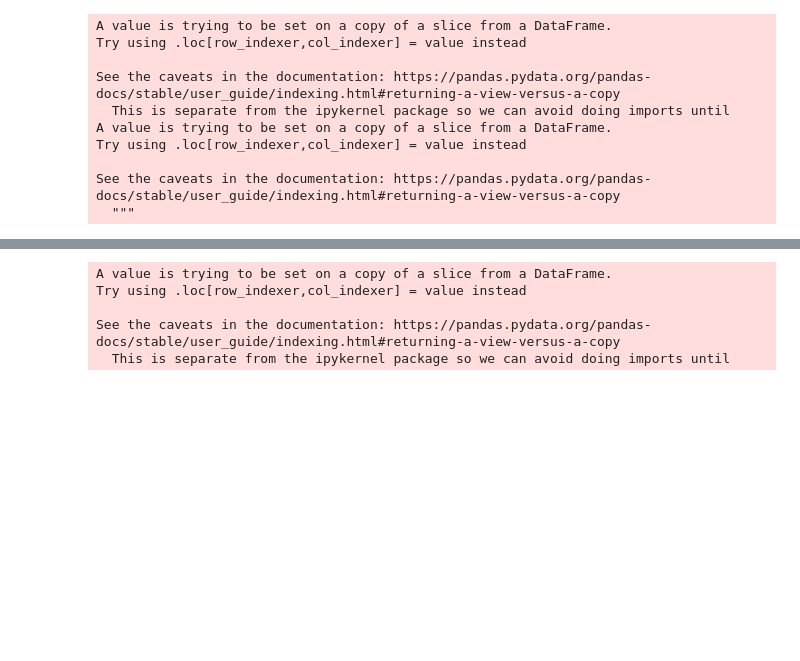
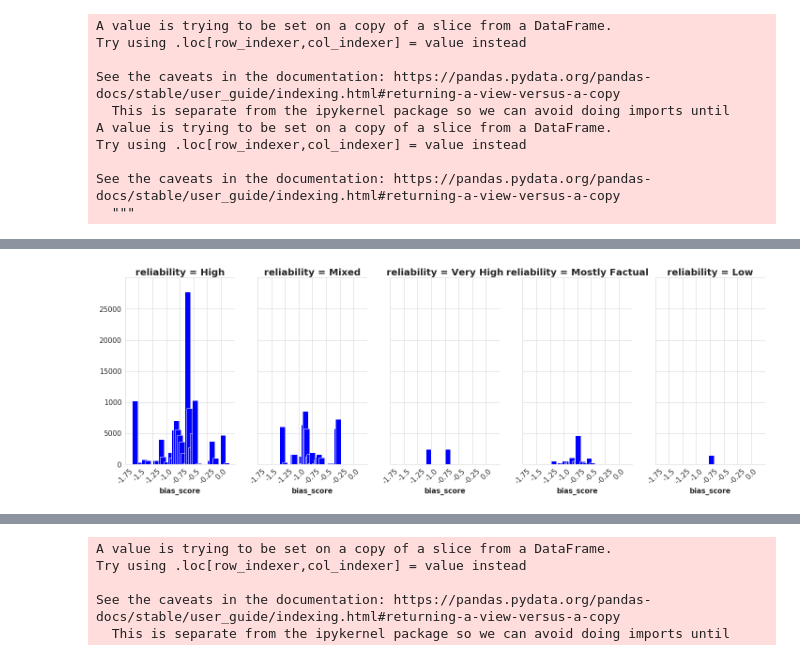
Before and after one commit to Harshdeep1996/politicalBiasSem, a Jupyter notebook: analysis_bias_citations.ipynb, the cells around one changed output, grey strips where cells are left out. Cells and saved outputs as stored; diff of their text form; code cells hidden in the pictures; blank space fills up the shorter version.

```diff
--- a/analysis_bias_citations.ipynb
+++ b/analysis_bias_citations.ipynb
@@ -771,0 +777,8 @@ plt.savefig('reliability_libr.png', dpi=300)
+# %%
+selected_tlds = list(top_ten_libr[['tld', 'reliability']]['tld'])
+matched_citations_liberal = citations_bias_features[citations_bias_features['tld'].isin(selected_tlds)]
+reliability_tld_dict_liberal = top_ten_libr[['tld', 'reliability']].set_index('tld').T.to_dict('list')
+# %%
+matched_citations_liberal['reliability'] = matched_citations_liberal['tld'].progress_apply(
+    lambda x: reliability_tld_dict_liberal[x][0]
+)
@@ -771,0 +806,12 @@ plt.savefig('reliability_libr.png', dpi=300)
+# %%
+g = sns.FacetGrid(matched_citations_liberal[['tld', 'bias_score', 'reliability']], col="reliability")
+g.fig.set_size_inches(20,7)
+g.map(sns.distplot, "bias_score", kde=False, color='blue',hist_kws={"width": 0.1, "rwidth":1, 'alpha':1.0})
+g.set_titles(fontweight='bold', size=20)
+g.set_xlabels(fontweight='bold', size=15)
+g.set_xticklabels([-1.75, -1.50, -1.25, -1.00, -0.75, -0.50, -0.25, 0.00], size=15, rotation=45)
+g.set_yticklabels([0, 5000, 1000, 15000, 20000, 25000], size=15)
+g.fig.tight_layout()
+g.fig.savefig('distribution_per_bias.png', dpi=400)
+# %% [output]
+[figure, added]
```
Also changed, not shown: parts of 50 cells of this notebook.
